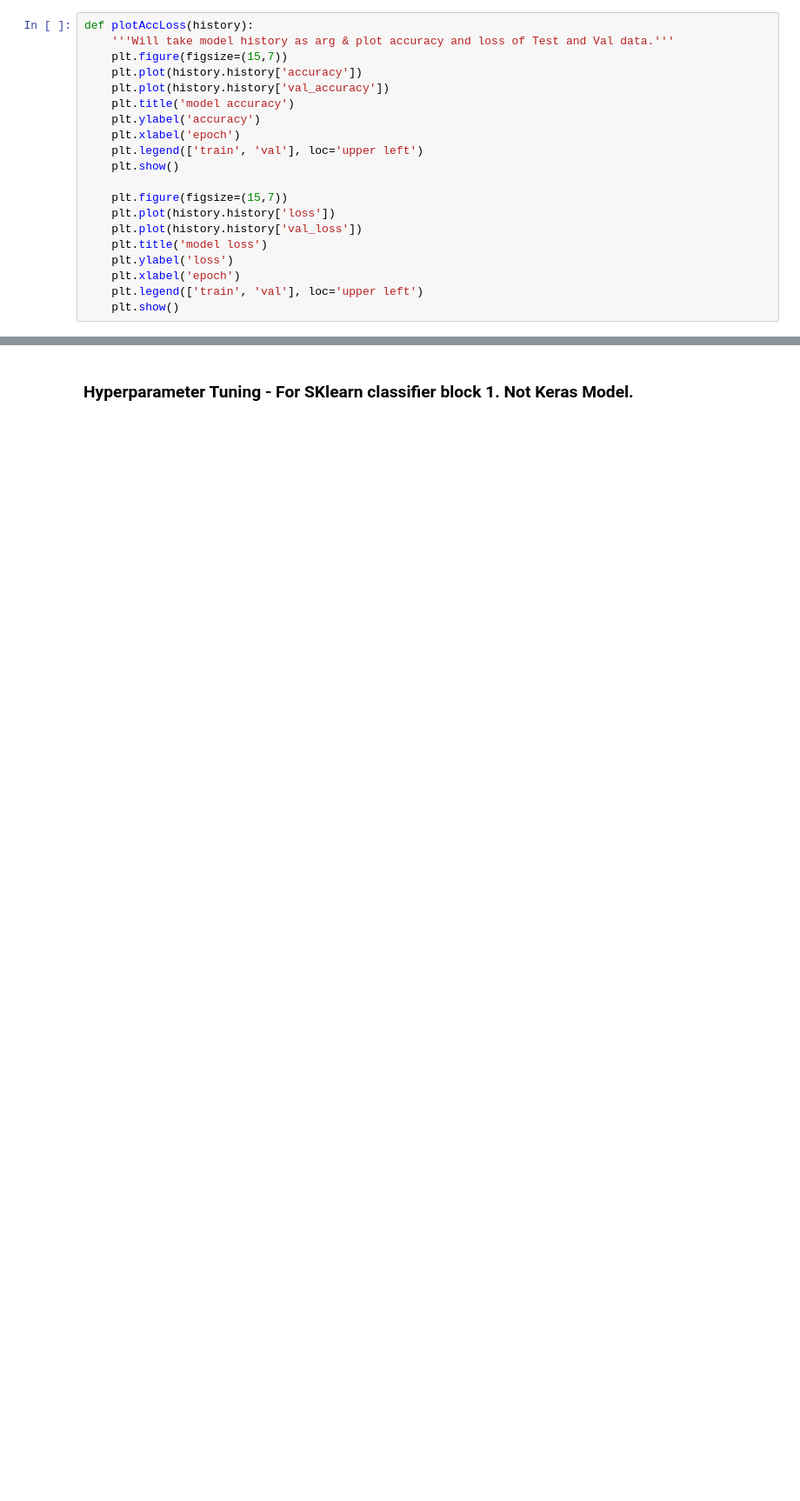
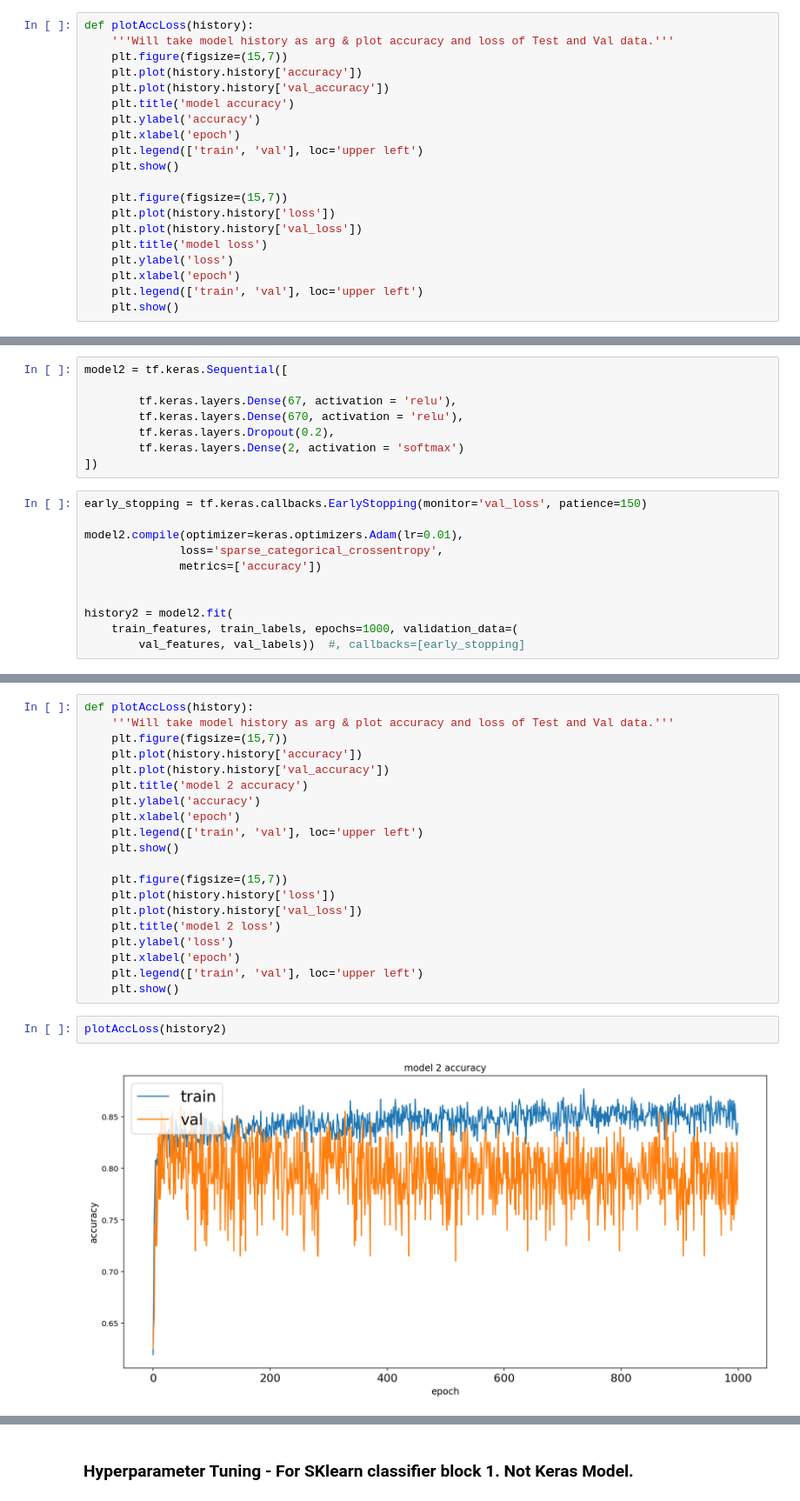
Before and after one commit to btroy94402/kaggle_titanic_project, a Jupyter notebook: titanic_sandbox.ipynb, the cells around one changed output, grey strips where cells are left out. Shown at 87% size. Cells and saved outputs as stored; diff of their text form; blank space fills up the shorter version.

```diff
--- a/titanic_sandbox.ipynb
+++ b/titanic_sandbox.ipynb
@@ -945,0 +960,19 @@ plotAccLoss(history)
+# %%
+model2 = tf.keras.Sequential([
+
+        tf.keras.layers.Dense(67, activation = 'relu'),
+        tf.keras.layers.Dense(670, activation = 'relu'),
+        tf.keras.layers.Dropout(0.2),
+        tf.keras.layers.Dense(2, activation = 'softmax')
+])
+# %%
+early_stopping = tf.keras.callbacks.EarlyStopping(monitor='val_loss', patience=150)
+
+model2.compile(optimizer=keras.optimizers.Adam(lr=0.01),
+              loss='sparse_categorical_crossentropy',
+              metrics=['accuracy'])
+
+
+history2 = model2.fit(
+    train_features, train_labels, epochs=1000, validation_data=(
+        val_features, val_labels))  #, callbacks=[early_stopping]
@@ -945,0 +997,24 @@ plotAccLoss(history)
+# %%
+def plotAccLoss(history):
+    '''Will take model history as arg & plot accuracy and loss of Test and Val data.'''
+    plt.figure(figsize=(15,7))
+    plt.plot(history.history['accuracy'])
+    plt.plot(history.history['val_accuracy'])
+    plt.title('model 2 accuracy')
+    plt.ylabel('accuracy')
+    plt.xlabel('epoch')
+    plt.legend(['train', 'val'], loc='upper left')
+    plt.show()
+
+    plt.figure(figsize=(15,7))
+    plt.plot(history.history['loss'])
+    plt.plot(history.history['val_loss'])
+    plt.title('model 2 loss')
+    plt.ylabel('loss')
+    plt.xlabel('epoch')
+    plt.legend(['train', 'val'], loc='upper left')
+    plt.show()
+# %%
+plotAccLoss(history2)
+# %% [output]
+[figure, added]
```
Also changed, not shown: parts of 13 cells of this notebook.
